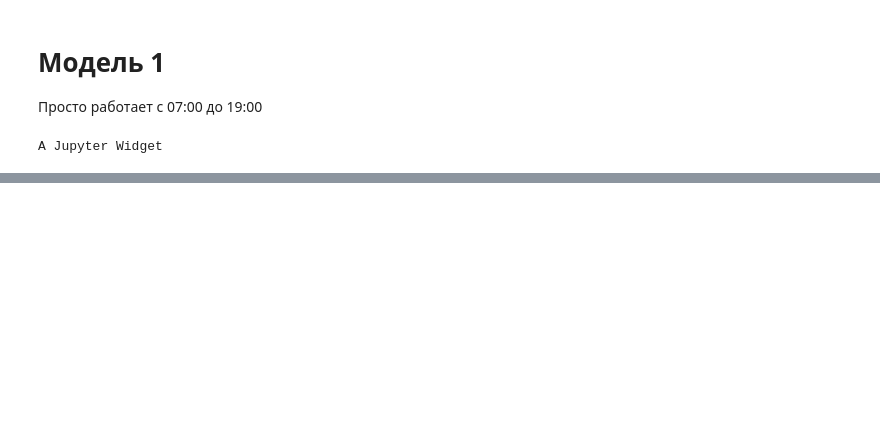
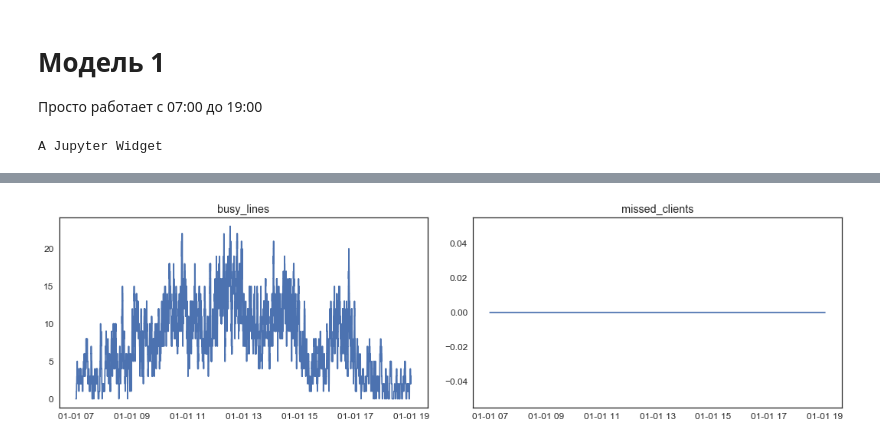
Before and after one commit to SvetaZlobina/SimMod_CourseWork, a Jupyter notebook: Testing model.ipynb, the cells around one changed output, grey strips where cells are left out. Cells and saved outputs as stored; diff of their text form; code cells hidden in the pictures; blank space fills up the shorter version.

```diff
--- a/Testing model.ipynb
+++ b/Testing model.ipynb
@@ -61,0 +111,10 @@ plt.show()
+# %%
+plt.figure(figsize=(15,8))
+for idx,f in enumerate(results.columns):
+    plt.subplot(len(results.columns)//2+1, 2, idx+1)
+    plt.title(f)
+    plt.plot(results[f])
+plt.tight_layout()
+plt.show()
+# %% [output]
+[figure, added]
```
Also changed, not shown: parts of 10 cells of this notebook.
